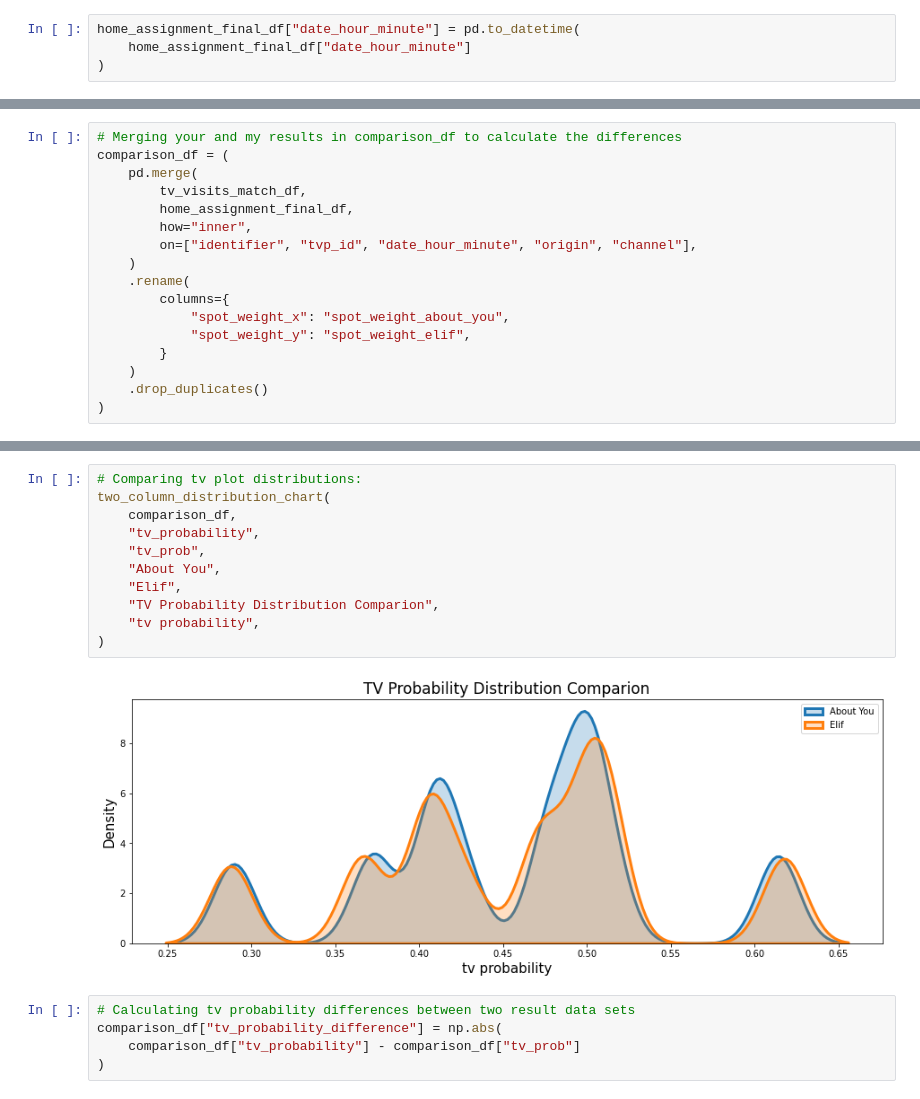
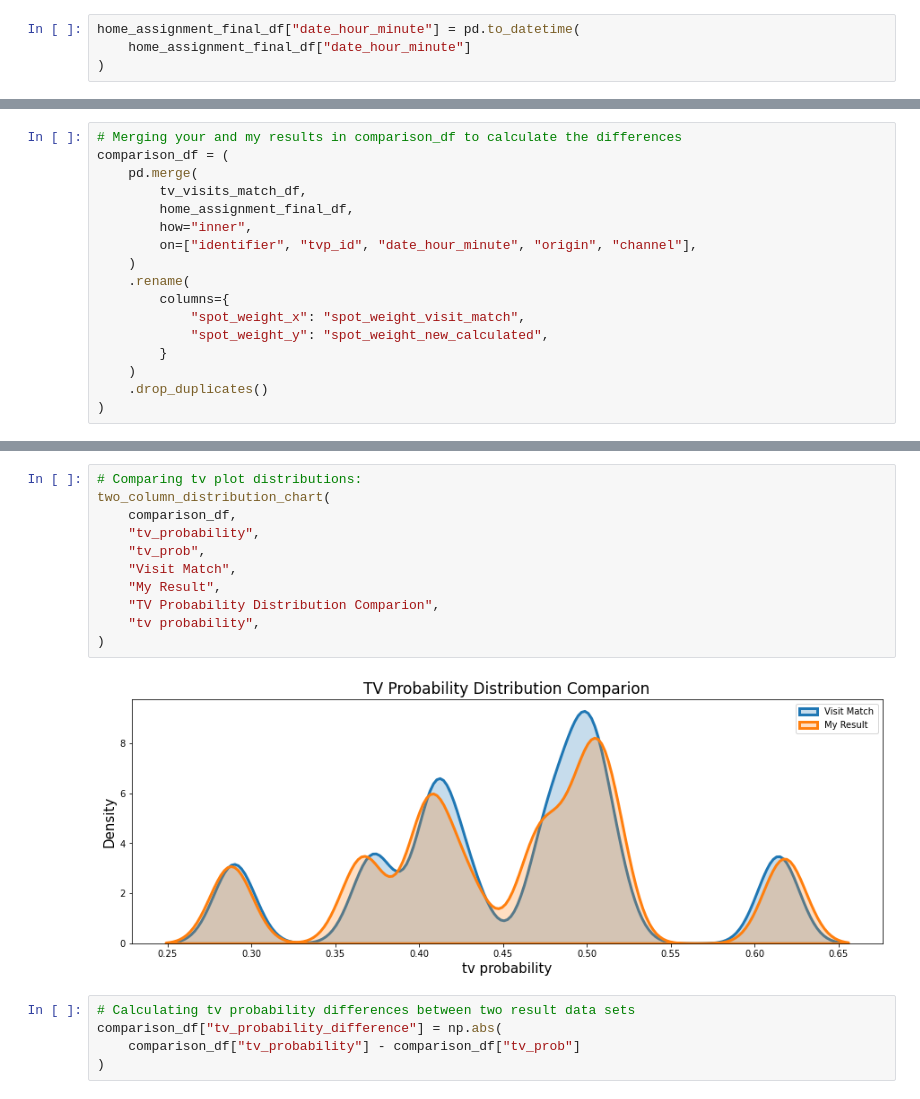
Before and after one commit to ElifKarakutukDinc/e-commerce_tv_spot_attribution_analysis, a Jupyter notebook: TV_Probability.ipynb, the cells around one changed output, grey strips where cells are left out. Drawn from its saved outputs; the diff is of its cells as text.

```diff
--- a/TV_Probability.ipynb
+++ b/TV_Probability.ipynb
@@ -671,8 +671,8 @@ comparison_df = (
     )
     .rename(
         columns={
-            "spot_weight_x": "spot_weight_about_you",
-            "spot_weight_y": "spot_weight_elif",
+            "spot_weight_x": "spot_weight_visit_match",
+            "spot_weight_y": "spot_weight_new_calculated",
         }
     )
     .drop_duplicates()
@@ -689,16 +689,16 @@ comparison_df.head()
 # %%
 # Comparing tv plot distributions:
 two_column_distribution_chart(
     comparison_df,
     "tv_probability",
     "tv_prob",
-    "About You",
-    "Elif",
+    "Visit Match",
+    "My Result",
     "TV Probability Distribution Comparion",
     "tv probability",
 )
 # %% [output]
-[figure, old version]
+[figure, new version]
 # %%
 # Calculating tv probability differences between two result data sets
 comparison_df["tv_probability_difference"] = np.abs(
```
Also changed, not shown: parts of 6 cells of this notebook, 5 other files.
